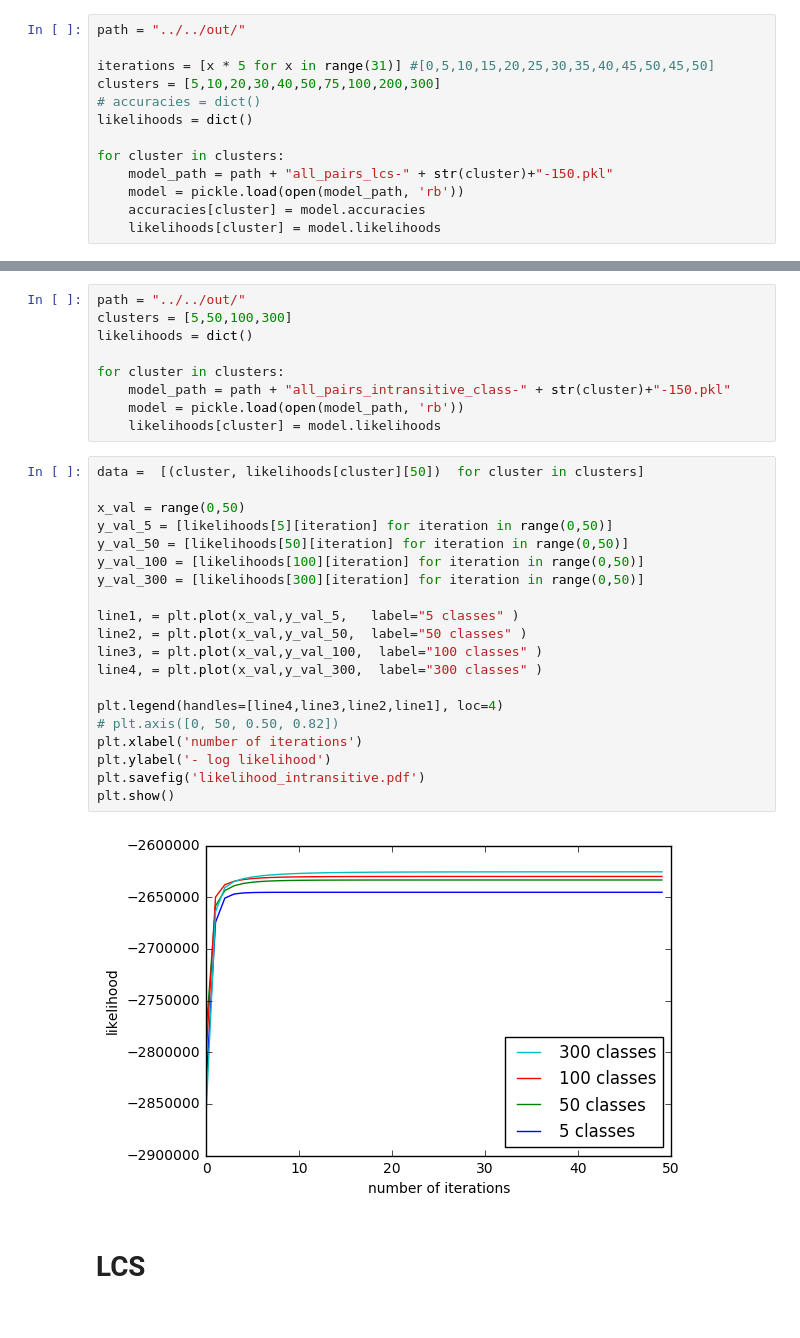
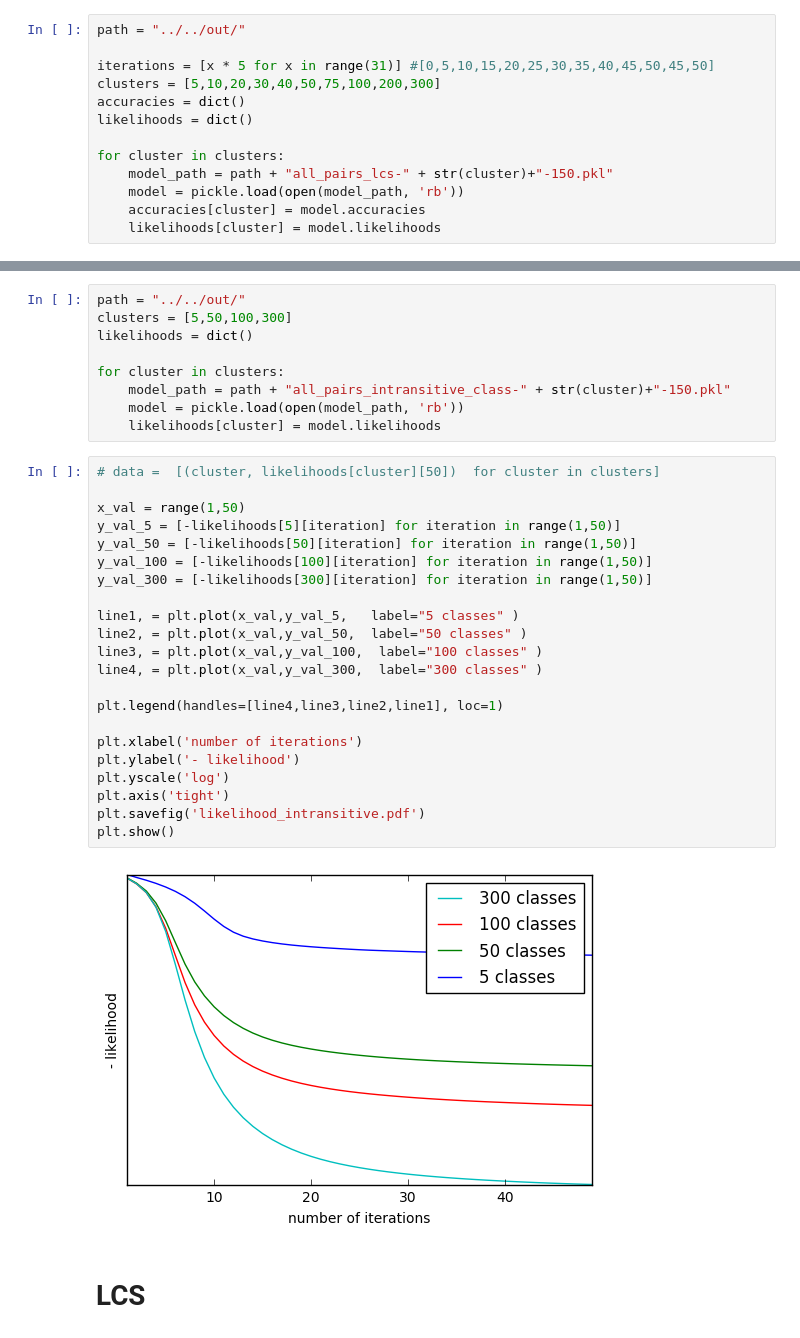
Before and after one commit to DavidZomerdijk/ULL2017, a Jupyter notebook: src/misc/makePlots.ipynb, the cells around one changed output, grey strips where cells are left out. Drawn from its saved outputs; the diff is of its cells as text.

```diff
--- a/src/misc/makePlots.ipynb
+++ b/src/misc/makePlots.ipynb
@@ -14,7 +14,7 @@ path = "../../out/"
 
 iterations = [x * 5 for x in range(31)] #[0,5,10,15,20,25,30,35,40,45,50,45,50]
 clusters = [5,10,20,30,40,50,75,100,200,300]
-# accuracies = dict()
+accuracies = dict()
 likelihoods = dict()
 
 for cluster in clusters:
@@ -137,27 +138,29 @@ for cluster in clusters:
     model = pickle.load(open(model_path, 'rb'))
     likelihoods[cluster] = model.likelihoods
 # %%
-data =  [(cluster, likelihoods[cluster][50])  for cluster in clusters]
+# data =  [(cluster, likelihoods[cluster][50])  for cluster in clusters]
 
-x_val = range(0,50)
-y_val_5 = [likelihoods[5][iteration] for iteration in range(0,50)]
-y_val_50 = [likelihoods[50][iteration] for iteration in range(0,50)]
-y_val_100 = [likelihoods[100][iteration] for iteration in range(0,50)]
-y_val_300 = [likelihoods[300][iteration] for iteration in range(0,50)]
+x_val = range(1,50)
+y_val_5 = [-likelihoods[5][iteration] for iteration in range(1,50)]
+y_val_50 = [-likelihoods[50][iteration] for iteration in range(1,50)]
+y_val_100 = [-likelihoods[100][iteration] for iteration in range(1,50)]
+y_val_300 = [-likelihoods[300][iteration] for iteration in range(1,50)]
 
 line1, = plt.plot(x_val,y_val_5,   label="5 classes" )
 line2, = plt.plot(x_val,y_val_50,  label="50 classes" )
 line3, = plt.plot(x_val,y_val_100,  label="100 classes" )
 line4, = plt.plot(x_val,y_val_300,  label="300 classes" )
 
-plt.legend(handles=[line4,line3,line2,line1], loc=4)
-# plt.axis([0, 50, 0.50, 0.82])
+plt.legend(handles=[line4,line3,line2,line1], loc=1)
+
 plt.xlabel('number of iterations')
-plt.ylabel('- log likelihood')
+plt.ylabel('- likelihood')
+plt.yscale('log')
+plt.axis('tight')
 plt.savefig('likelihood_intransitive.pdf')
 plt.show()
 # %% [output]
-[figure, old version]
+[figure, new version]
 # %% [markdown]
 # LCS
 # %%
```
Also changed, not shown: parts of 3 cells of this notebook, 1 other file.
